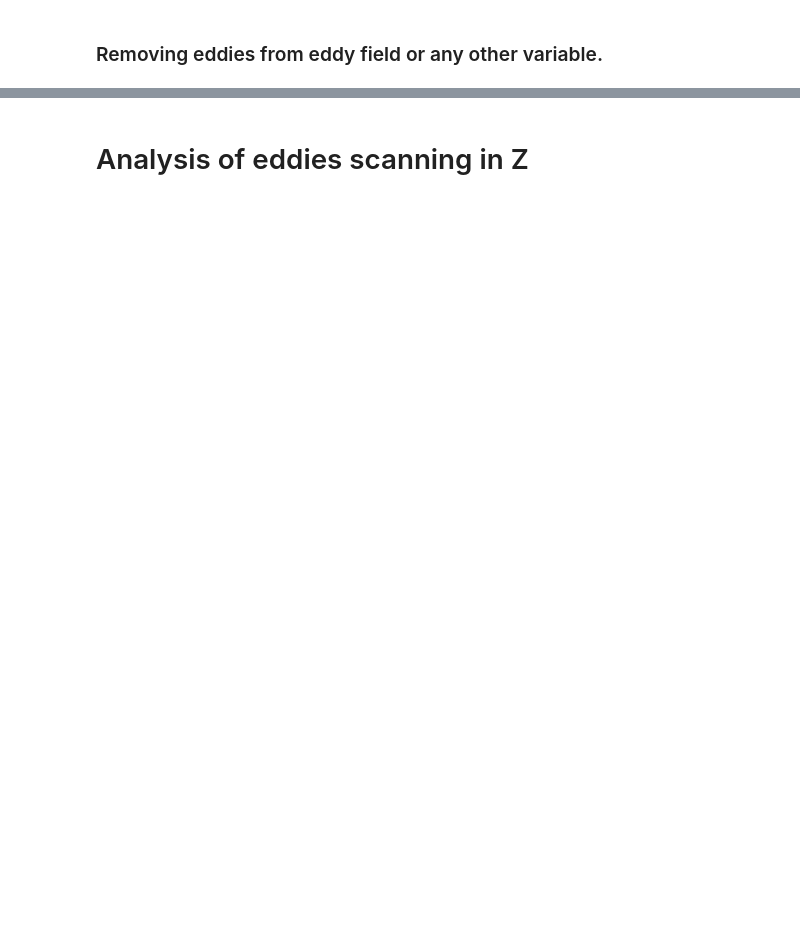
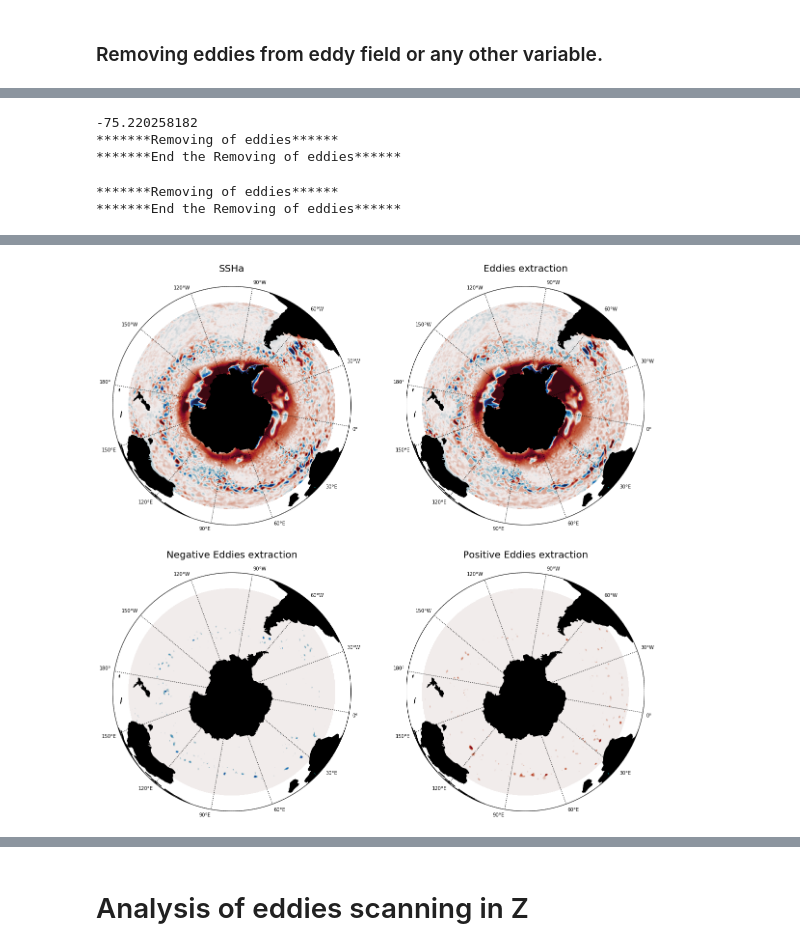
Before and after one commit to amoliu/trackeddy, a Jupyter notebook: examples/MULTIPLE_STEPS_eddies_southern_ocean.ipynb, the cells around one changed output, grey strips where cells are left out. Saved outputs shown, nothing was run; the diff lists cells and outputs as text; code cells hidden in the pictures; blank space fills up the shorter version.

```diff
--- a/examples/MULTIPLE_STEPS_eddies_southern_ocean.ipynb
+++ b/examples/MULTIPLE_STEPS_eddies_southern_ocean.ipynb
@@ -52,16 +56,16 @@ To extract or analyse the data in just one time step use the following two examp
 #Area in indexes, probably in the future it will be added an option for lon - lat coords.
 areamap=array([[0,len(lon)],[0,len(lat)]])
 
-eta=eta[:,400:600,500:1000]
-ssh_mean=ssh_mean[400:600,500:1000]
-print(shape(eta),shape(ssh_mean))
-lon=lon[500:1000]
-lat=lat[400:600]
+#eta=eta[:,400:600,500:1000]
+#ssh_mean=ssh_mean[400:600,500:1000]
+#print(shape(eta),shape(ssh_mean))
+#lon=lon[500:1000]
+#lat=lat[400:600]
 # %% [markdown]
 # Check dict_eddyt function
 # %% [markdown]
 #### Possitive eddy tracking
 # %%
 # If you want to Analyse multiple levels, please go to the Moving in Z section.
-eddytd=analyseddyt(eta,lon,lat,level=10,t0=0,t1=90,tstep=1,data_meant=ssh_mean,\
+eddytd=analyseddyt(eta,lon,lat,level=10,t0=0,t1=30,tstep=1,data_meant=ssh_mean,\
                    areamap=areamap,mask='',destdir='',okparm='',diagnostics=False,pprint=False)
@@ -74,5 +80,5 @@ eddytd=analyseddyt(eta,lon,lat,level=10,t0=0,t1=90,tstep=1,data_meant=ssh_mean,\
 # %% [markdown]
 #### Negative eddy tracking
 # %%
-eddytdn=analyseddyt(eta,lon,lat,level=-10,t0=0,t1=90,tstep=1,data_meant=ssh_mean,\
+eddytdn=analyseddyt(eta,lon,lat,level=-10,t0=0,t1=30,tstep=1,data_meant=ssh_mean,\
                    areamap=areamap,mask='',destdir='',okparm='',diagnostics=False,pprint=False)
@@ -100,11 +110,19 @@ threshold=1
 ## Positive remotion
 print(eddytd['eddyn_0']['contour'][0][0].min())
 eddysplot=exeddydt(eddytd,lat,lon,ssha,threshold,diagnostics=False)
+# %% [output]
+-75.220258182
+*******Removing of eddies******
+*******End the Removing of eddies******
 # %%
 ## Negative remotion
 eddysplotn=exeddydt(eddytdn,lat,lon,ssha,threshold,diagnostics=False)
+# %% [output]
+*******Removing of eddies******
+*******End the Removing of eddies******
 # %%
-basemap_mplot(lon,lat,[ssha[30,:,:],ssha[30,:,:]-eddysplot[30,:,:]-eddysplotn[30,:,:],eddysplotn[30,:,:],eddysplot[30,:,:]]\
+basemap_mplot(lon,lat,[ssha[9,:,:],ssha[9,:,:]-eddysplot[9,:,:]-eddysplotn[9,:,:],eddysplotn[9,:,:],eddysplot[9,:,:]]\
               ,title=["SSHa","Eddies extraction","Negative Eddies extraction",\
                        "Positive Eddies extraction"],scale='Lin',cmap=cm.cm.balance,\
               vmin=-40,vmax=40,xan=2,yan=2,figsize=(20,20),fontsize=20);
+# %% [output]
@@ -110,0 +130 @@ basemap_mplot(lon,lat,[ssha[30,:,:],ssha[30,:,:]-eddysplot[30,:,:]-eddysplotn[30
+[figure, added]
```
Also changed, not shown: parts of 9 cells of this notebook, 10 other files.
